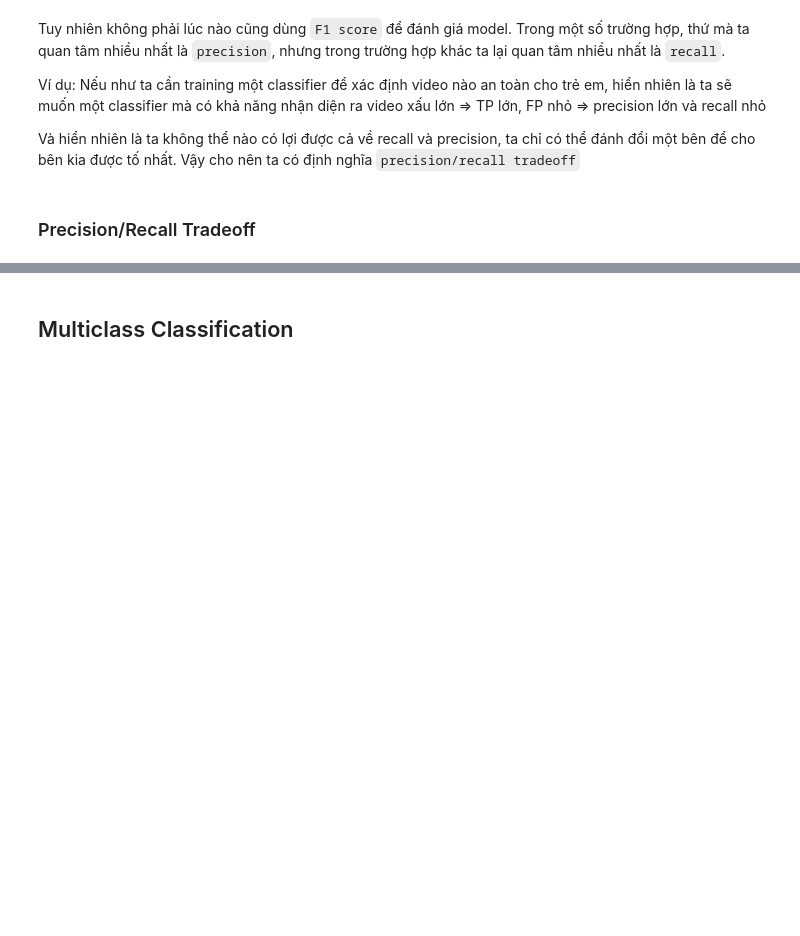
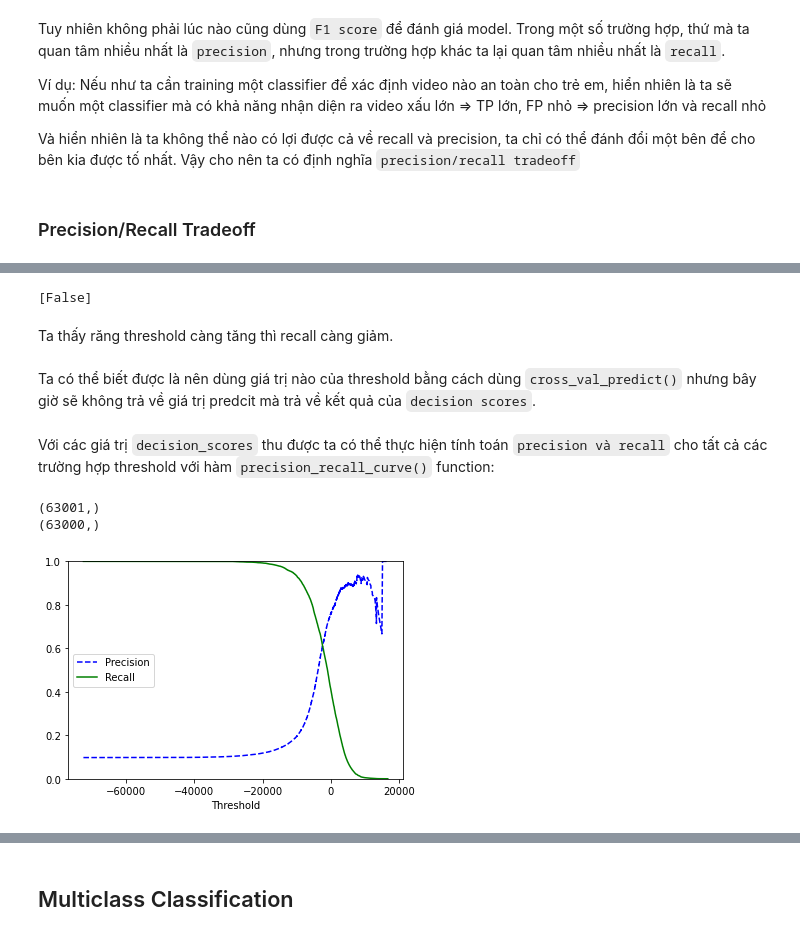
Before and after one commit to sonhm3029/Learning_ML_with_book, a Jupyter notebook: practice/hand_on_ml_with_sklearn_tensorflow/[Part1]_The_fundamentals_of_ML/chapter3.ipynb, the cells around one changed output, grey strips where cells are left out. Saved outputs shown, nothing was run; the diff lists cells and outputs as text; code cells hidden in the pictures; blank space fills up the shorter version.

```diff
--- a/practice/hand_on_ml_with_sklearn_tensorflow/[Part1]_The_fundamentals_of_ML/chapter3.ipynb
+++ b/practice/hand_on_ml_with_sklearn_tensorflow/[Part1]_The_fundamentals_of_ML/chapter3.ipynb
@@ -216,0 +299,37 @@ Và hiển nhiên là ta không thể nào có lợi được cả về recall v
+# %%
+threshold = 200000
+
+y_some_digit_pred = (y_scores > threshold)
+
+print(y_some_digit_pred)
+# %% [output]
+[False]
+# %% [markdown]
+Ta thấy răng threshold càng tăng thì recall càng giảm.
+# %% [markdown]
+Ta có thể biết được là nên dùng giá trị nào của threshold bằng cách dùng `cross_val_predict()` nhưng bây giờ sẽ không trả về giá trị predcit mà trả về kết quả của `decision scores`.
+# %%
+y_scores = cross_val_predict(sgd_clf, X_train, y_train_8,
+                             cv=3, method='decision_function')
+# %% [markdown]
+Với các giá trị `decision_scores` thu được ta có thể thực hiện tính toán `precision và recall` cho tất cả các trường hợp threshold với hàm `precision_recall_curve()` function:
+# %%
+from sklearn.metrics import precision_recall_curve
+
+precisions, recalls, thresholds = precision_recall_curve(y_train_8, y_scores)
+
+
+def plot_precision_recall_vs_threshold(precisions, recalls, thresholds):
+    plt.plot(thresholds, precisions[:-1], "b--", label="Precision")
+    plt.plot(thresholds, recalls[:-1], "g-", label="Recall")
+    plt.xlabel("Threshold")
+    plt.legend(loc="center left")
+    plt.ylim([0, 1])
+
+
+plot_precision_recall_vs_threshold(precisions, recalls, thresholds)
+plt.show()
+# %% [output]
+(63001,)
+(63000,)
+[figure, added]
```
Also changed, not shown: parts of 35 cells of this notebook, 4 other files.
